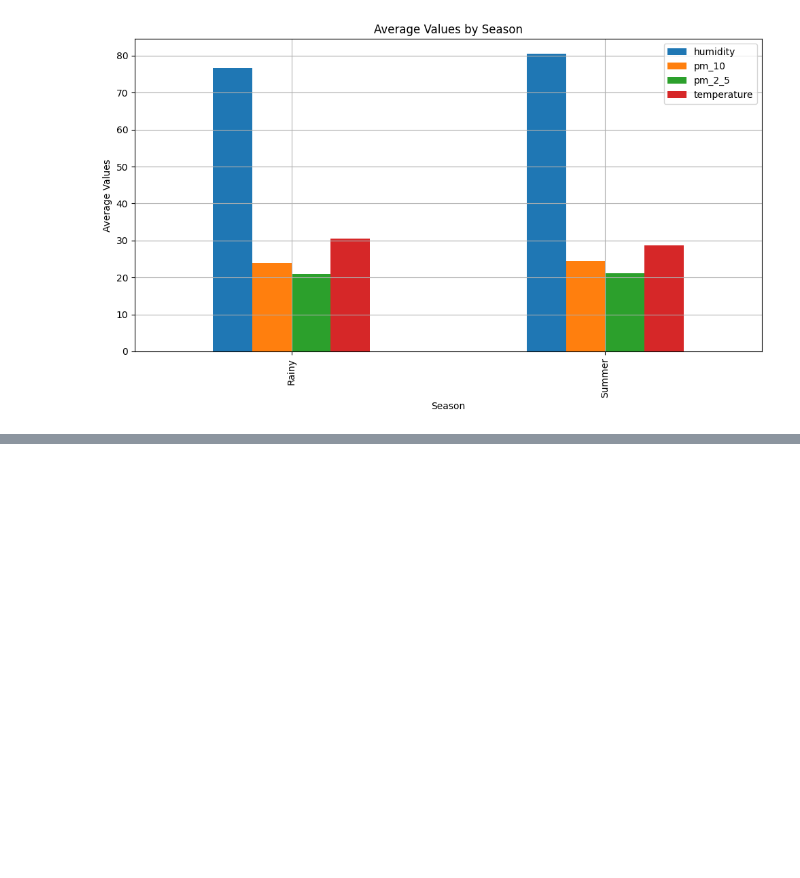
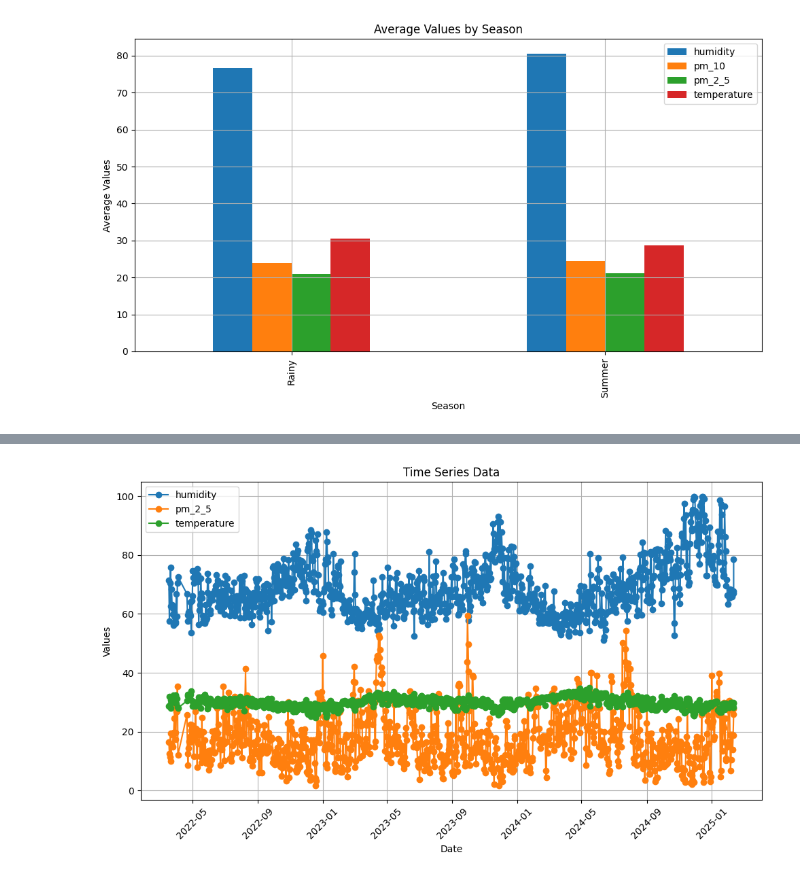
Before and after one commit to KIM2548TH/termproject1-2_cleandata, a Jupyter notebook: test_pitta.ipynb, the cells around one changed output, grey strips where cells are left out. Saved outputs shown, nothing was run; the diff lists cells and outputs as text; code cells hidden in the pictures; blank space fills up the shorter version.

```diff
--- a/test_pitta.ipynb
+++ b/test_pitta.ipynb
@@ -280,0 +313,32 @@ Summer  80.509005  24.528249  21.110773  19.223860    28.654806    0.0     1.0
+# %%
+import pandas as pd
+import matplotlib.pyplot as plt
+
+# อ่านข้อมูลจากไฟล์ CSV
+df = pd.read_csv('daily_csv/export-jsps014-1d.csv')
+
+# แปลงคอลัมน์ timestamp ให้เป็นวันที่โดยเอาเวลาออก
+df['timestamp'] = pd.to_datetime(df['timestamp']).dt.date
+
+# ตั้งค่าแกน x และ y
+x = df['timestamp']
+y_columns = ['humidity', 'pm_2_5', 'temperature']
+
+# พลอตกราฟเส้นที่มีจุด
+plt.figure(figsize=(10, 6))
+for column in y_columns:
+    plt.plot(x, df[column], marker='o', label=column)
+
+# ตั้งค่าชื่อแกนและชื่อกราฟ
+plt.xlabel('Date')
+plt.ylabel('Values')
+plt.title('Time Series Data')
+plt.legend()
+plt.grid(True)
+plt.xticks(rotation=45)
+plt.tight_layout()
+
+# แสดงกราฟ
+plt.show()
+# %% [output]
+[figure, added]
```
Also changed, not shown: parts of 1 cell of this notebook.
